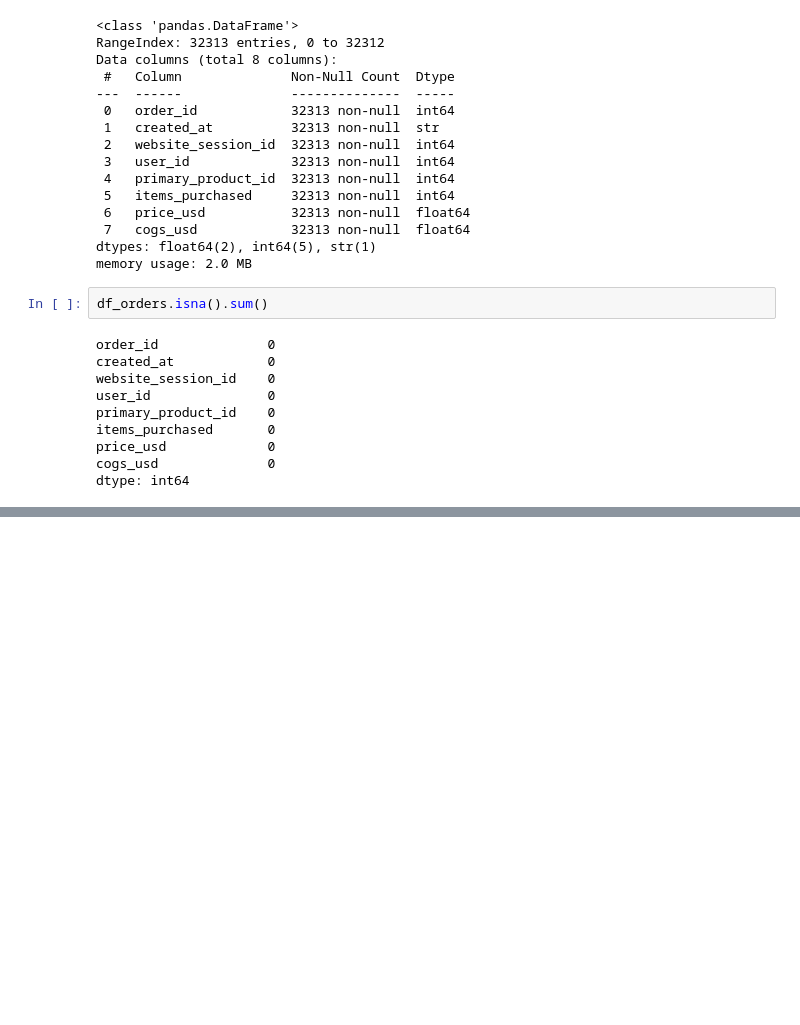
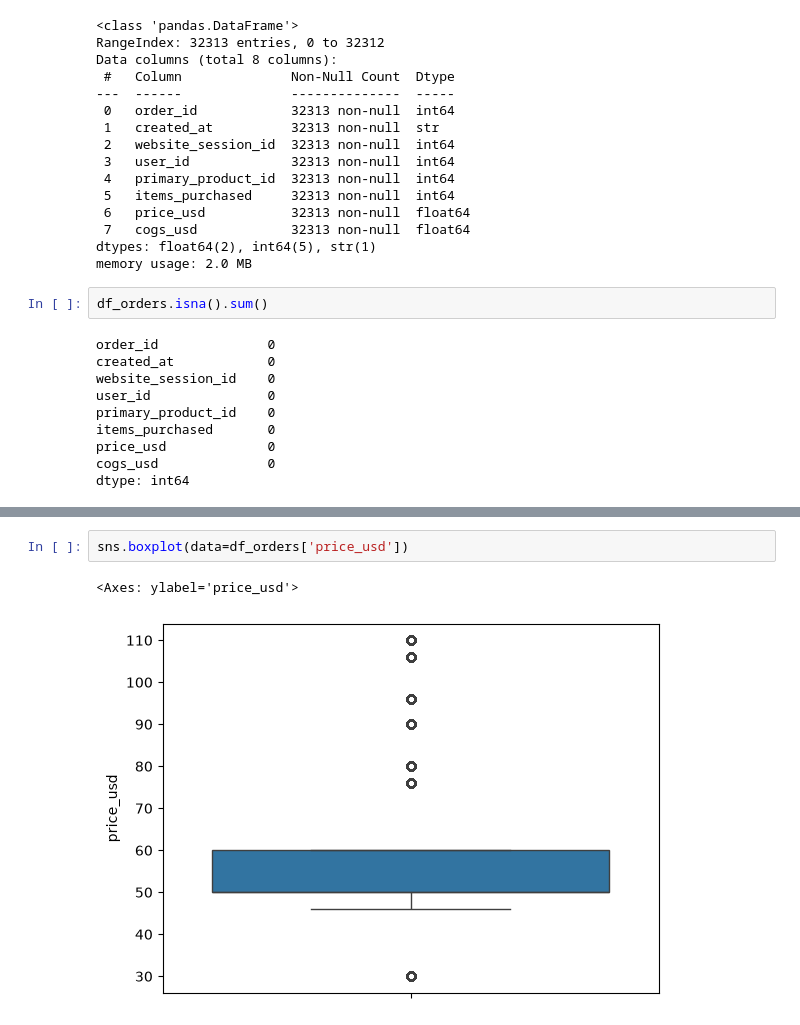
Before and after one commit to danielphilip12/ToyStoreEcommerce, a Jupyter notebook: notebook/01-eda.ipynb, the cells around one changed output, grey strips where cells are left out. Drawn from its saved outputs; the diff is of its cells as text; blank space fills up the shorter version.

```diff
--- a/notebook/01-eda.ipynb
+++ b/notebook/01-eda.ipynb
@@ -43,0 +181,5 @@ dtype: int64
+# %%
+sns.boxplot(data=df_orders['price_usd'])
+# %% [output]
+<Axes: ylabel='price_usd'>
+[figure, added]
```
Also changed, not shown: parts of 47 cells of this notebook.
